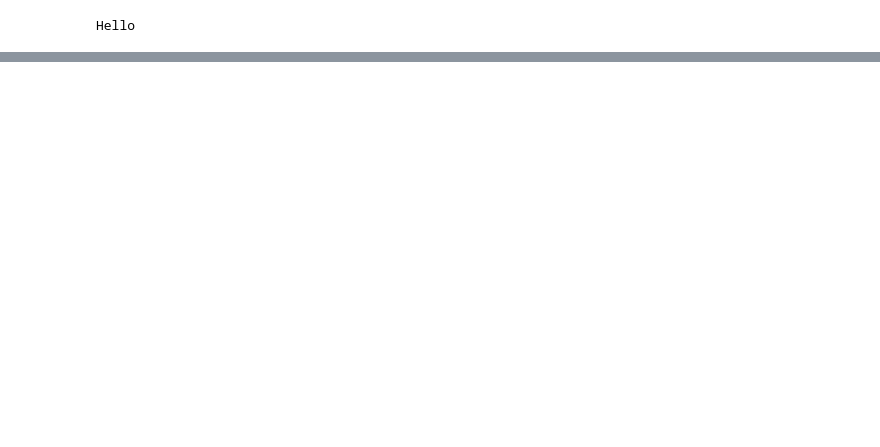
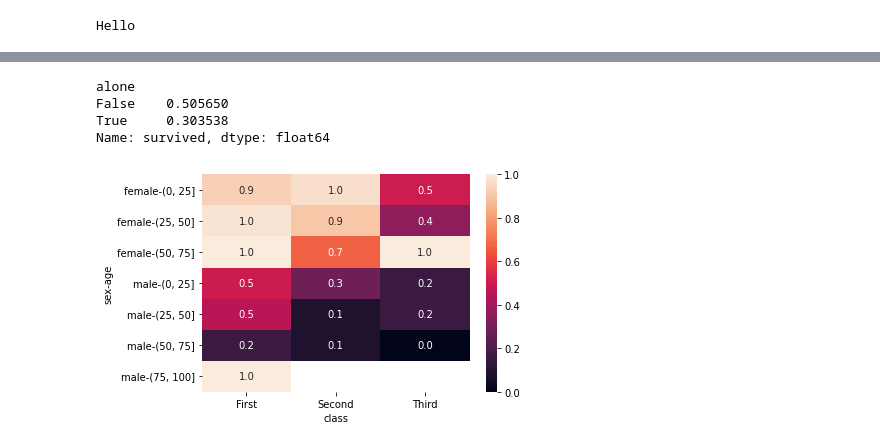
Before and after one commit to radevsto/ml_progres_bg, a Jupyter notebook: First_one.ipynb, the cells around one changed output, grey strips where cells are left out. Saved outputs shown, nothing was run; the diff lists cells and outputs as text; code cells hidden in the pictures; blank space fills up the shorter version.

Commit message:
Messing around with Titanic's data from seaborn

```diff
--- a/First_one.ipynb
+++ b/First_one.ipynb
@@ -41,0 +44,7 @@ ax.bar_label(p2)
+# %%
+import seaborn as sns
+import pandas as pd
+
+titanic_data = sns.load_dataset("titanic")
+
+print(titanic_data.head())
@@ -41,0 +65,14 @@ ax.bar_label(p2)
+# %%
+print(titanic_data.groupby("alone")["survived"].mean())
+# %% [output]
+alone
+False    0.505650
+True     0.303538
+Name: survived, dtype: float64
+# %%
+age = pd.cut(titanic_data["age"], [0, 25, 50, 75, 100])
+piv = titanic_data.pivot_table("survived", ['sex', age], "class")
+sns.heatmap(piv, annot=True, fmt=".1f")
+plt.show()
+# %% [output]
+[figure, added]
```
Also changed, not shown: parts of 8 cells of this notebook.
